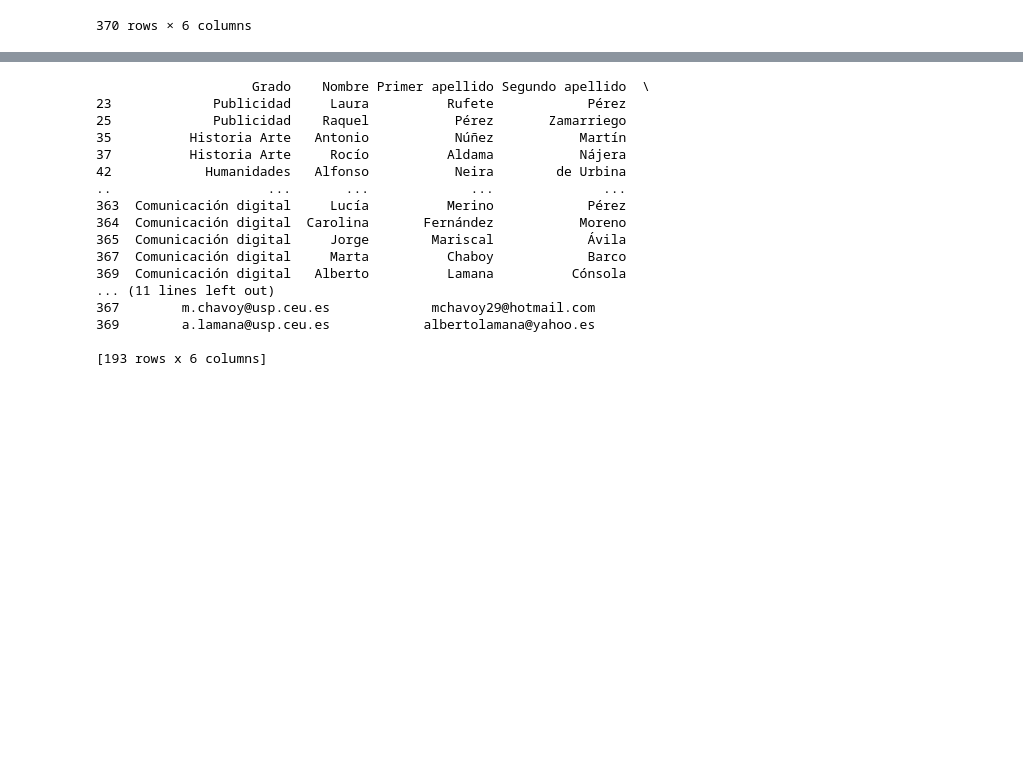
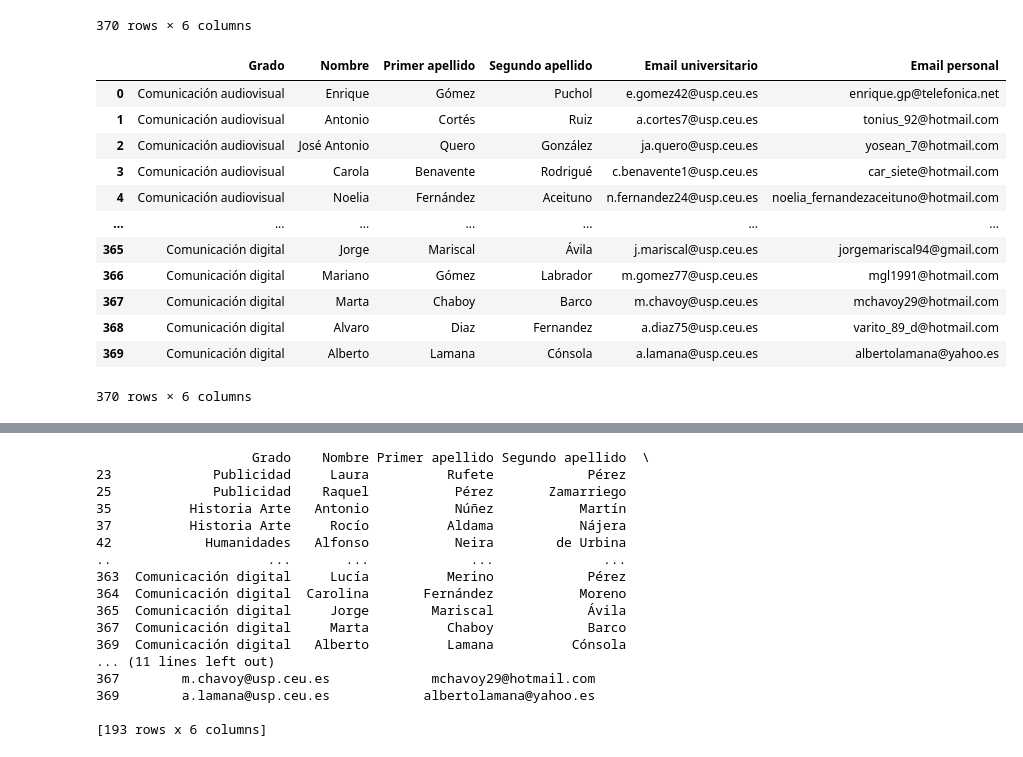
Before and after one commit to davidfernandez1619/Final-project, a Jupyter notebook: Notebooks/First cleaning.ipynb, the cells around one changed output, grey strips where cells are left out. Saved outputs shown, nothing was run; the diff lists cells and outputs as text; code cells hidden in the pictures; blank space fills up the shorter version.

```diff
--- a/Notebooks/First cleaning.ipynb
+++ b/Notebooks/First cleaning.ipynb
@@ -91,4 +91,30 @@ df
 | 368 | Comunicación digital | Alvaro ... | Diaz ... | Fernandez ... | a.diaz75@usp.ceu.es ... | varito_89_d@hotmail.com ... |
 | 369 | Comunicación digital | Alberto ... | Lamana ... | Cónsola ... | a.lamana@usp.ceu.es ... | albertolamana@yahoo.es ... |
 370 rows × 6 columns
+# %%
+def eliminar_espacios_extra(cadena):
+    if isinstance(cadena, str):
+        return cadena.strip()
+    else:
+        return cadena
+
+df = df.applymap(eliminar_espacios_extra)
+
+# We create a function to remove all spaces before and after each value of our dataframe
+
+df
+# %% [output]
+|  | Grado | Nombre | Primer apellido | Segundo apellido | Email universitario | Email personal |
+| 0 | Comunicación audiovisual | Enrique | Gómez | Puchol | e.gomez42@usp.ceu.es | enrique.gp@telefonica.net |
+| 1 | Comunicación audiovisual | Antonio | Cortés | Ruiz | a.cortes7@usp.ceu.es | tonius_92@hotmail.com |
+| 2 | Comunicación audiovisual | José Antonio | Quero | González | ja.quero@usp.ceu.es | yosean_7@hotmail.com |
+| 3 | Comunicación audiovisual | Carola | Benavente | Rodrigué | c.benavente1@usp.ceu.es | car_siete@hotmail.com |
+| 4 | Comunicación audiovisual | Noelia | Fernández | Aceituno | n.fernandez24@usp.ceu.es | noelia_fernandezaceituno@hotmail.com |
+| ... | ... | ... | ... | ... | ... | ... |
+| 365 | Comunicación digital | Jorge | Mariscal | Ávila | j.mariscal@usp.ceu.es | jorgemariscal94@gmail.com |
+| 366 | Comunicación digital | Mariano | Gómez | Labrador | m.gomez77@usp.ceu.es | mgl1991@hotmail.com |
+| 367 | Comunicación digital | Marta | Chaboy | Barco | m.chavoy@usp.ceu.es | mchavoy29@hotmail.com |
+| 368 | Comunicación digital | Alvaro | Diaz | Fernandez | a.diaz75@usp.ceu.es | varito_89_d@hotmail.com |
+| 369 | Comunicación digital | Alberto | Lamana | Cónsola | a.lamana@usp.ceu.es | albertolamana@yahoo.es |
+370 rows × 6 columns
 # %%
```
Also changed, not shown: parts of 9 cells of this notebook.
